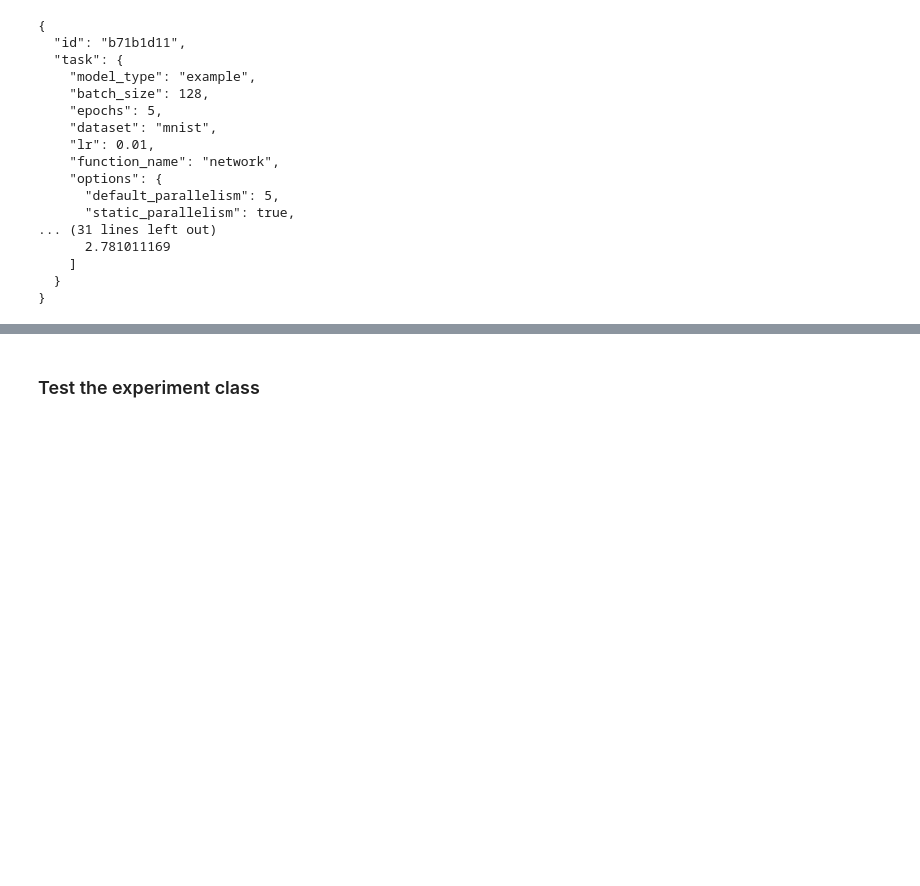
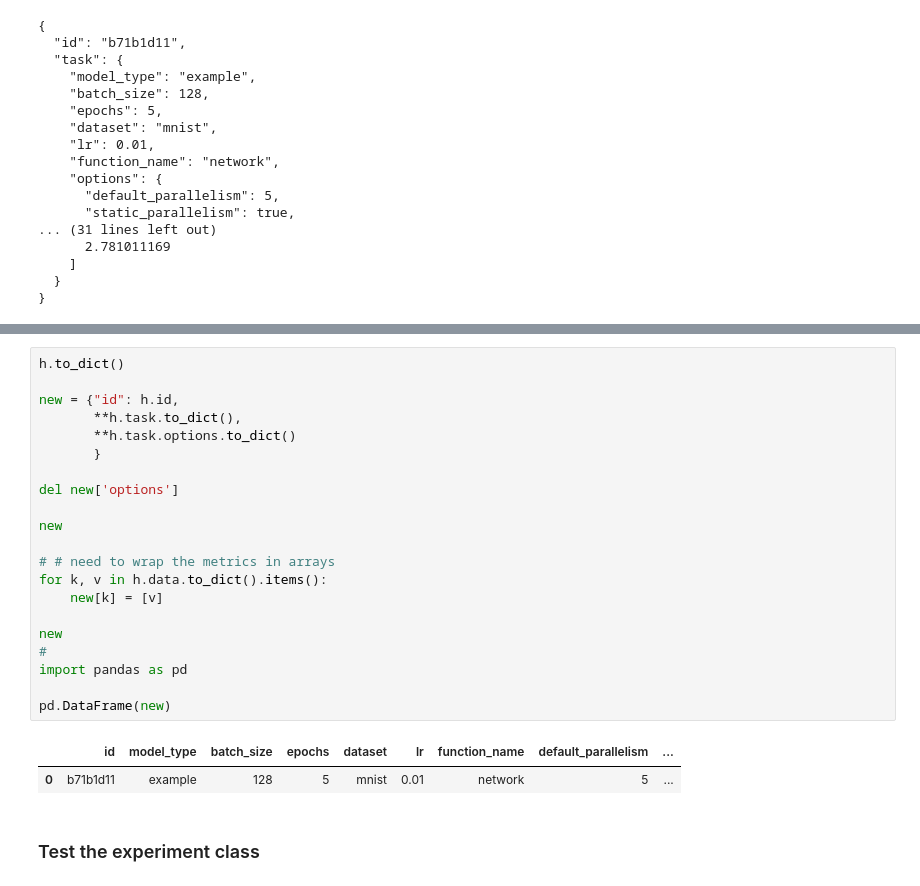
Before and after one commit to DiegoStock12/kubeml, a Jupyter notebook: ml/experiments/experiments.ipynb, the cells around one changed output, grey strips where cells are left out. Cells and saved outputs as stored; diff of their text form; blank space fills up the shorter version.

```diff
--- a/ml/experiments/experiments.ipynb
+++ b/ml/experiments/experiments.ipynb
@@ -46,3 +55,27 @@ h.to_json()
+# %%
+h.to_dict()
+
+new = {"id": h.id,
+       **h.task.to_dict(),
+       **h.task.options.to_dict()
+       }
+
+del new['options']
+
+new
+
+# # need to wrap the metrics in arrays
+for k, v in h.data.to_dict().items():
+    new[k] = [v]
+
+new
+#
+import pandas as pd
+
+pd.DataFrame(new)
+# %% [output]
+|  | id | model_type | batch_size | epochs | dataset | lr | function_name | default_parallelism | ... |
+| 0 | b71b1d11 | example | 128 | 5 | mnist | 0.01 | network | 5 | ... |
 # %% [markdown]
 ### Test the experiment class
 # %%
```
Also changed, not shown: parts of 3 cells of this notebook, 8 other files.
